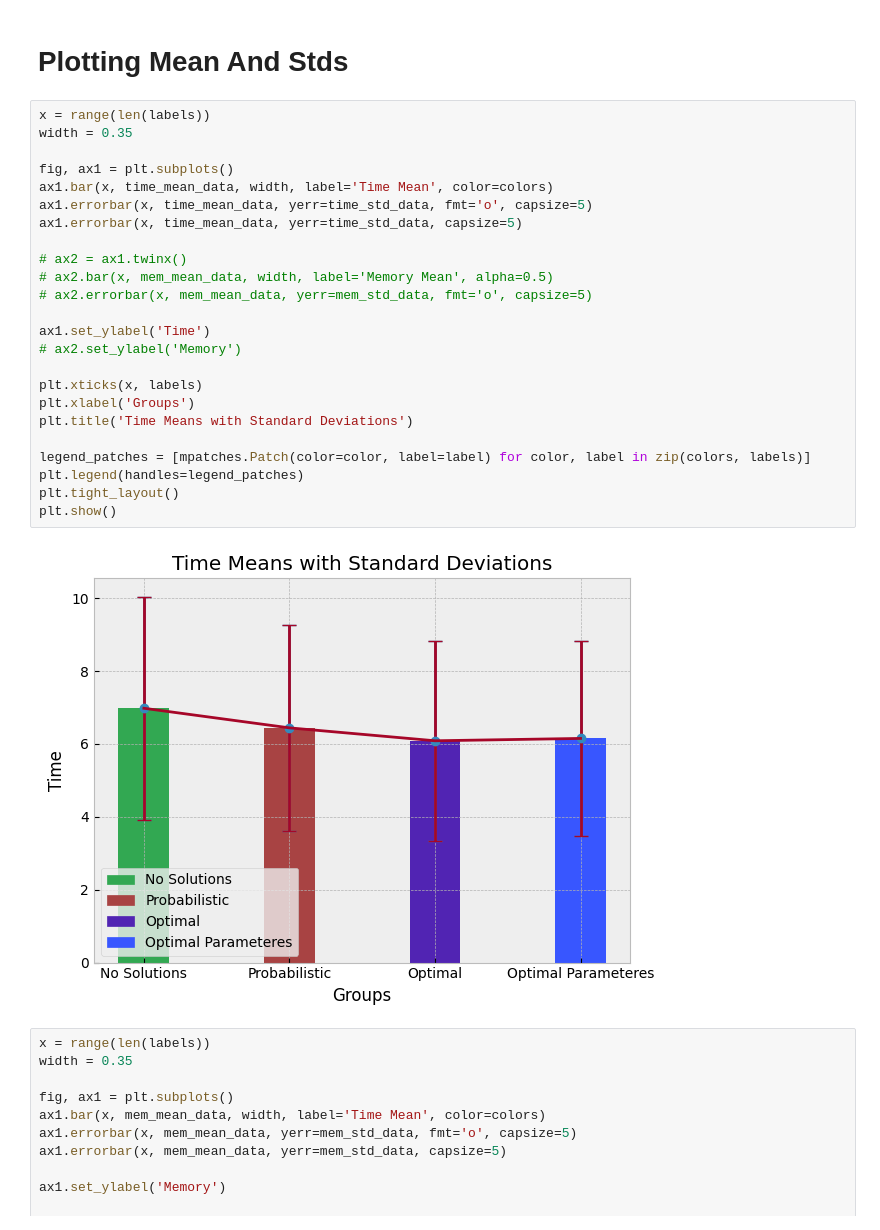
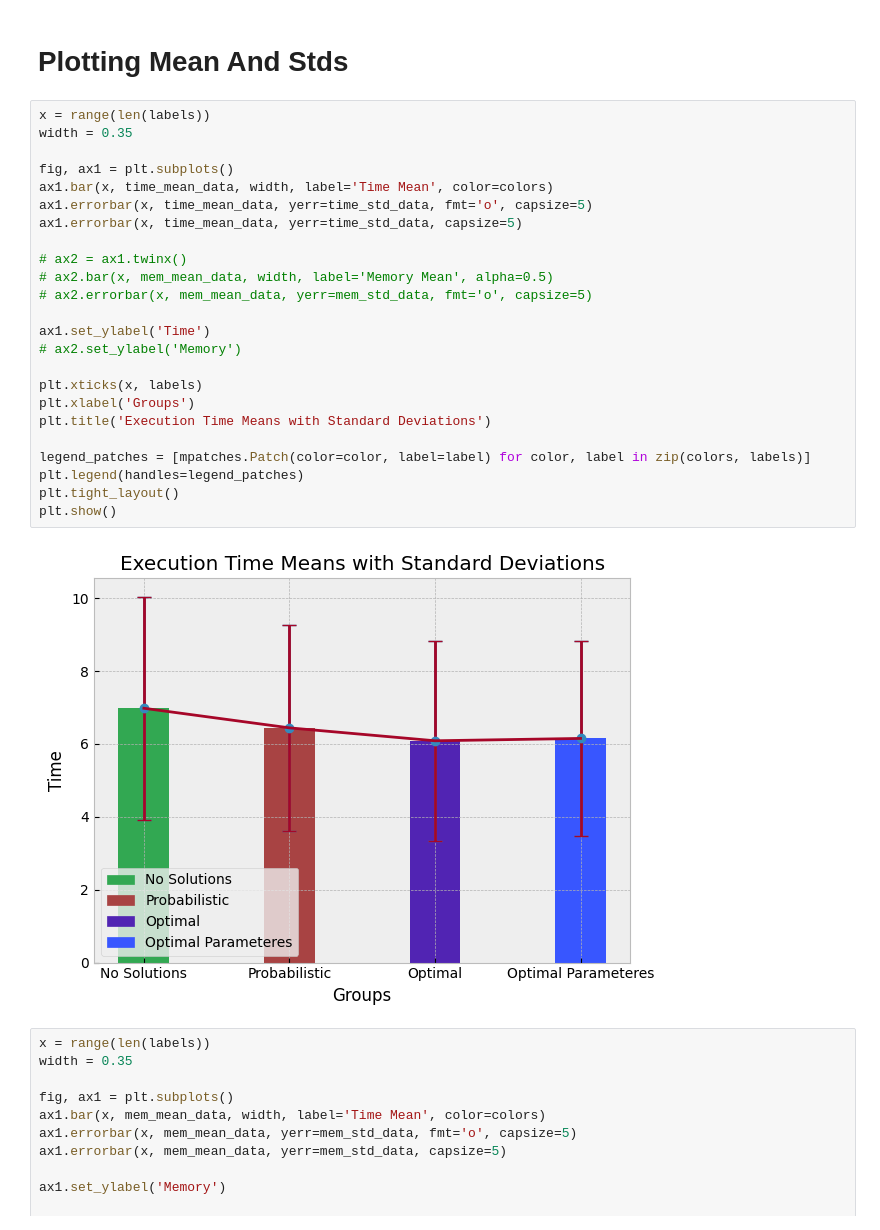
Before and after one commit to SobhanKiani/FaaS-Probablistic-Scheduler, a Jupyter notebook: simulator/results/w1/charts.ipynb, the cells around one changed output. Saved outputs shown, nothing was run; the diff lists cells and outputs as text.

```diff
--- a/simulator/results/w1/charts.ipynb
+++ b/simulator/results/w1/charts.ipynb
@@ -185,29 +185,29 @@ plt.show()
 # %%
 x = range(len(labels))
 width = 0.35
 
 fig, ax1 = plt.subplots()
 ax1.bar(x, time_mean_data, width, label='Time Mean', color=colors)
 ax1.errorbar(x, time_mean_data, yerr=time_std_data, fmt='o', capsize=5)
 ax1.errorbar(x, time_mean_data, yerr=time_std_data, capsize=5)
 
 # ax2 = ax1.twinx()
 # ax2.bar(x, mem_mean_data, width, label='Memory Mean', alpha=0.5)
 # ax2.errorbar(x, mem_mean_data, yerr=mem_std_data, fmt='o', capsize=5)
 
 ax1.set_ylabel('Time')
 # ax2.set_ylabel('Memory')
 
 plt.xticks(x, labels)
 plt.xlabel('Groups')
-plt.title('Time Means with Standard Deviations')
+plt.title('Execution Time Means with Standard Deviations')
 
 legend_patches = [mpatches.Patch(color=color, label=label) for color, label in zip(colors, labels)]
 plt.legend(handles=legend_patches)
 plt.tight_layout()
 plt.show()
 # %% [output]
-[figure, old version]
+[figure, new version]
 # %%
 x = range(len(labels))
 width = 0.35
```
Also changed, not shown: parts of 3 cells of this notebook, 6 other files.
